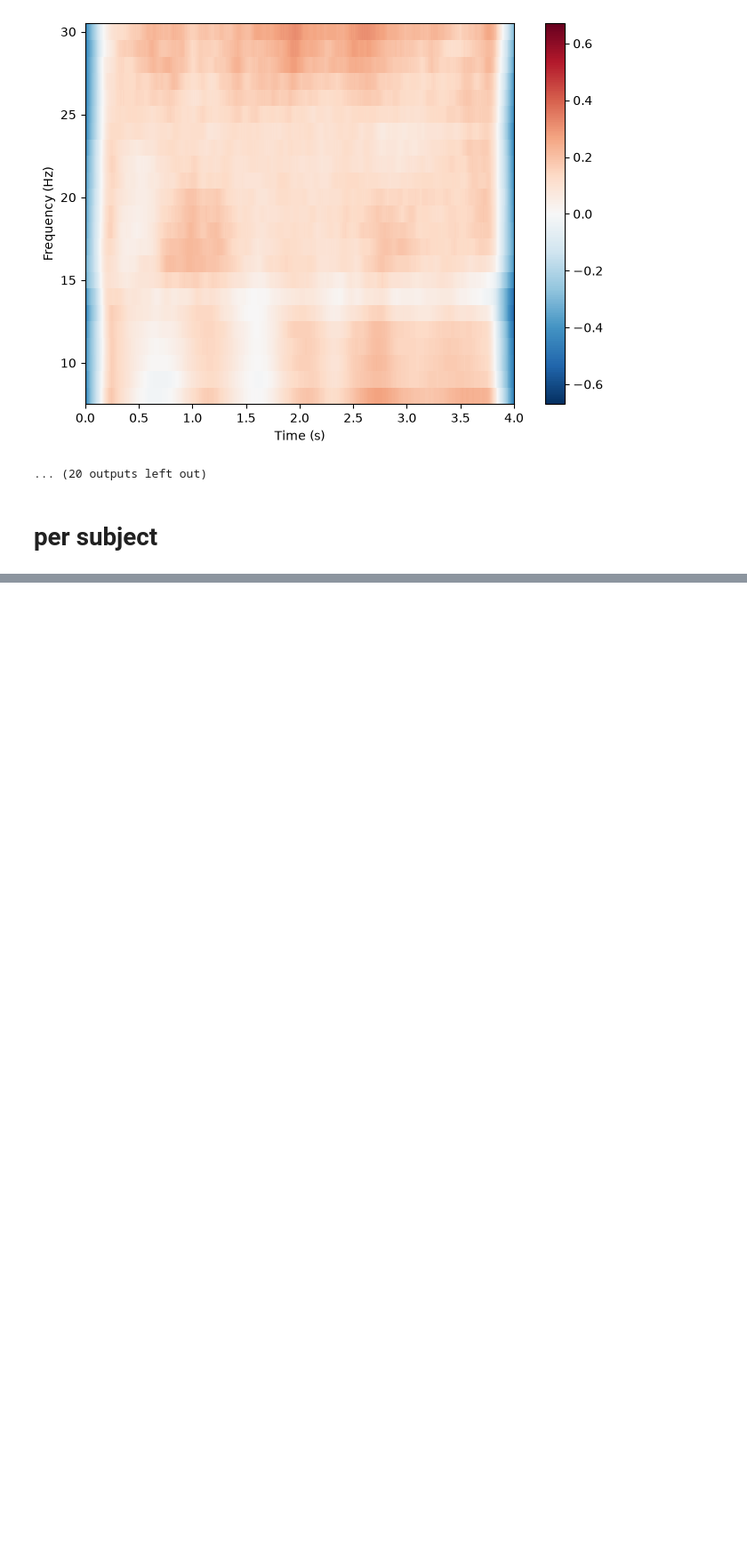
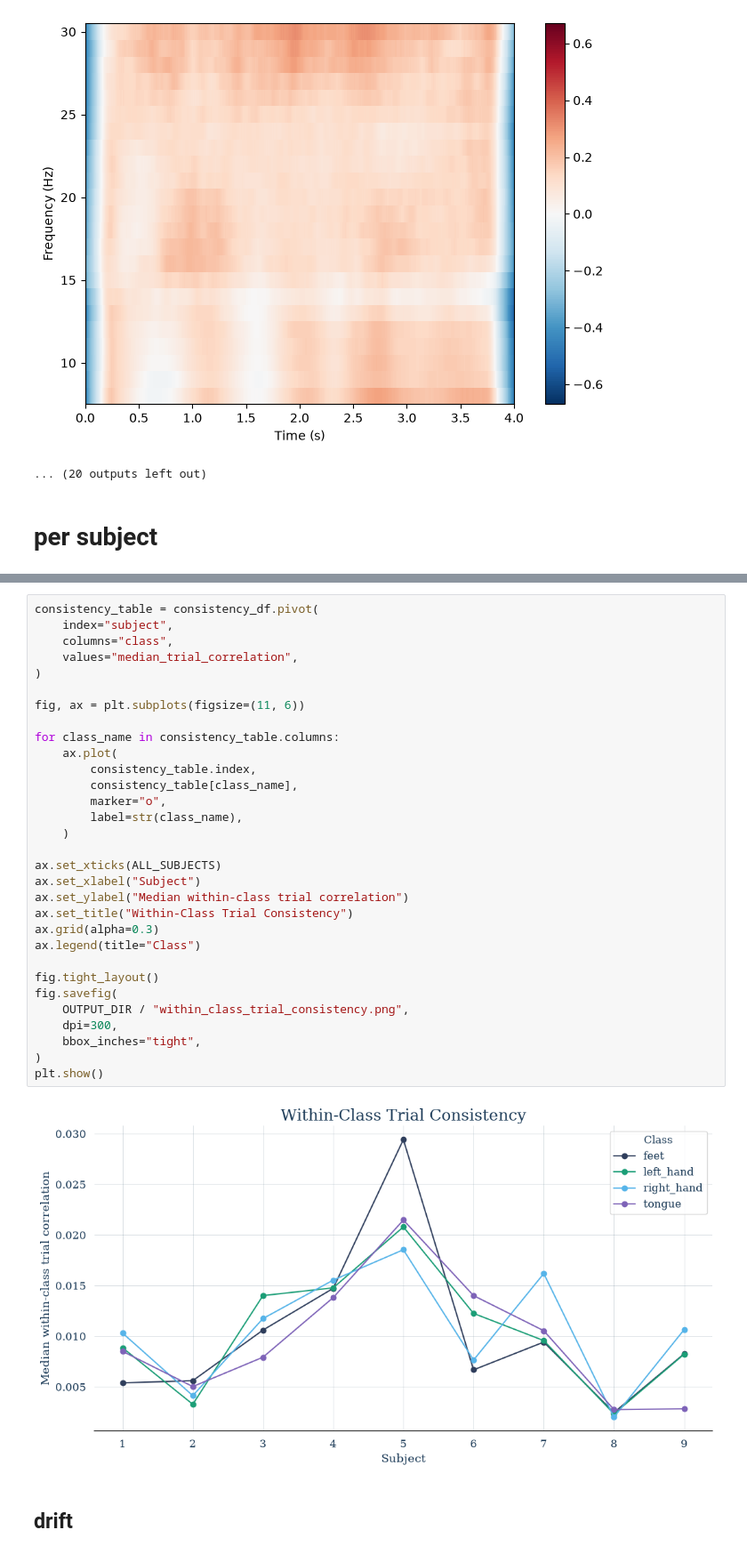
Before and after one commit to HindAlz/EEGMotorImagery-Classification, a Jupyter notebook: Code/17_Explain.ipynb, the cells around one changed output, grey strips where cells are left out. Shown at 89% size. Saved outputs shown, nothing was run; the diff lists cells and outputs as text; blank space fills up the shorter version.

```diff
--- a/Code/17_Explain.ipynb
+++ b/Code/17_Explain.ipynb
@@ -481,0 +959,35 @@ NameError: name 'RESULTS' is not defined
+# %%
+consistency_table = consistency_df.pivot(
+    index="subject",
+    columns="class",
+    values="median_trial_correlation",
+)
+
+fig, ax = plt.subplots(figsize=(11, 6))
+
+for class_name in consistency_table.columns:
+    ax.plot(
+        consistency_table.index,
+        consistency_table[class_name],
+        marker="o",
+        label=str(class_name),
+    )
+
+ax.set_xticks(ALL_SUBJECTS)
+ax.set_xlabel("Subject")
+ax.set_ylabel("Median within-class trial correlation")
+ax.set_title("Within-Class Trial Consistency")
+ax.grid(alpha=0.3)
+ax.legend(title="Class")
+
+fig.tight_layout()
+fig.savefig(
+    OUTPUT_DIR / "within_class_trial_consistency.png",
+    dpi=300,
+    bbox_inches="tight",
+)
+plt.show()
+# %% [output]
+[figure, added]
+# %% [markdown]
+## drift
```
Also changed, not shown: parts of 20 cells of this notebook, 18 other files.
